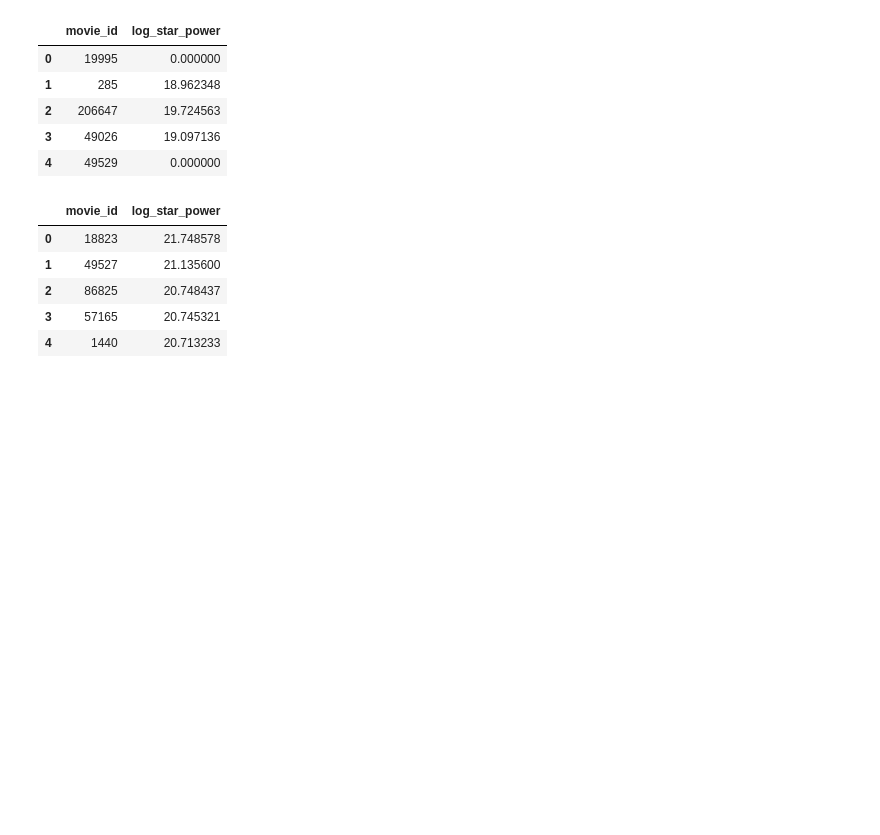
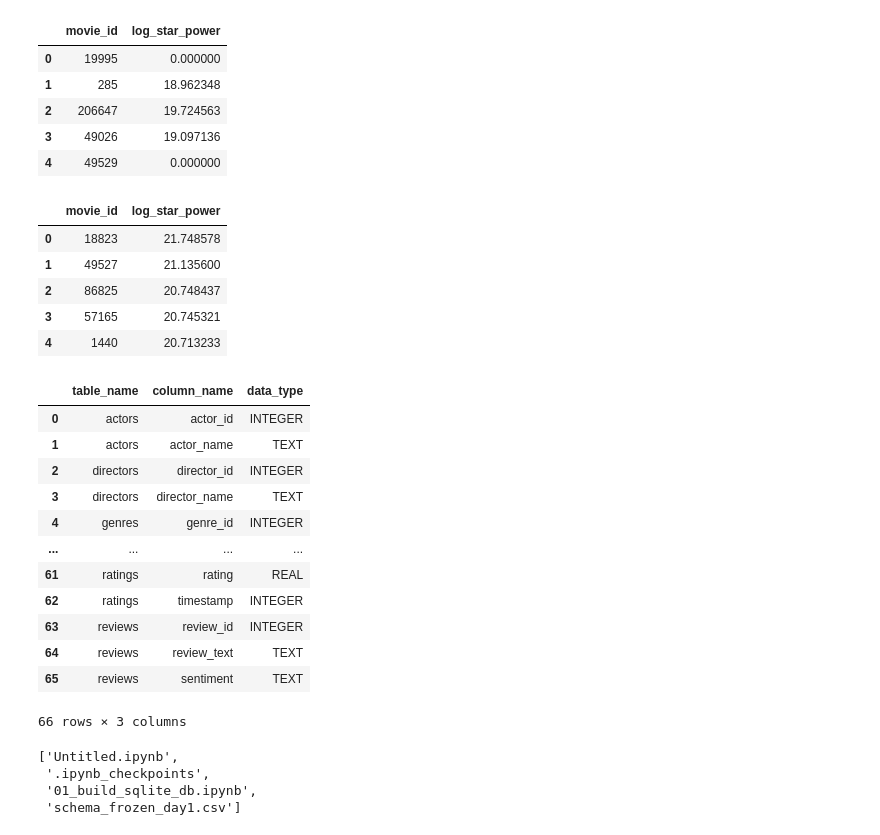
Before and after one commit to AmishaFarhana/cineanalytica, a Jupyter notebook: notebooks/01_build_sqlite_db.ipynb, the cells around one changed output. Saved outputs shown, nothing was run; the diff lists cells and outputs as text; code cells hidden in the pictures; blank space fills up the shorter version.

```diff
--- a/notebooks/01_build_sqlite_db.ipynb
+++ b/notebooks/01_build_sqlite_db.ipynb
@@ -1027,0 +1023,28 @@ LIMIT 5;
+# %%
+schema_snapshot = pd.read_sql_query("""
+SELECT
+    m.name AS table_name,
+    p.name AS column_name,
+    p.type AS data_type
+FROM sqlite_master m
+JOIN pragma_table_info(m.name) p
+WHERE m.type = 'table'
+AND m.name NOT LIKE 'sqlite_%'
+ORDER BY m.name, p.cid;
+""", conn)
+
+schema_snapshot
+# %% [output]
+|  | table_name | column_name | data_type |
+| 0 | actors | actor_id | INTEGER |
+| 1 | actors | actor_name | TEXT |
+| 2 | directors | director_id | INTEGER |
+| 3 | directors | director_name | TEXT |
+| 4 | genres | genre_id | INTEGER |
+| ... | ... | ... | ... |
+| 61 | ratings | rating | REAL |
+| 62 | ratings | timestamp | INTEGER |
+| 63 | reviews | review_id | INTEGER |
+| 64 | reviews | review_text | TEXT |
+| 65 | reviews | sentiment | TEXT |
+66 rows × 3 columns
@@ -1027,0 +1053,8 @@ LIMIT 5;
+# %%
+import os
+os.listdir()
+# %% [output]
+['Untitled.ipynb',
+ '.ipynb_checkpoints',
+ '01_build_sqlite_db.ipynb',
+ 'schema_frozen_day1.csv']
```
Also changed, not shown: parts of 6 cells of this notebook, 2 other files.
